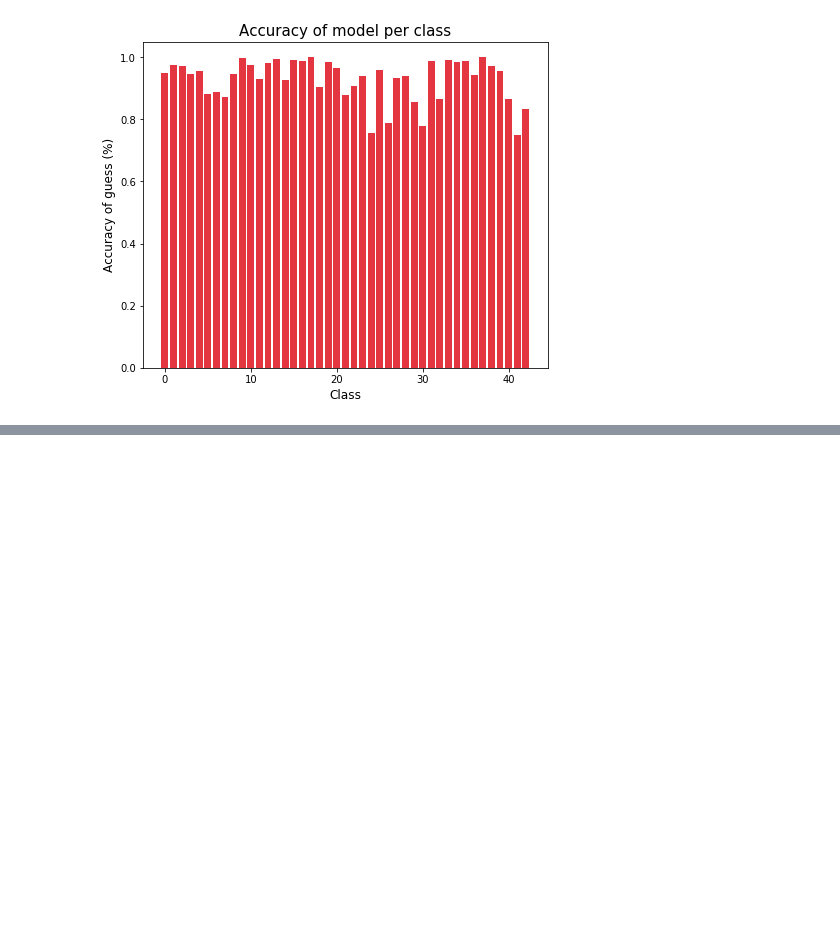
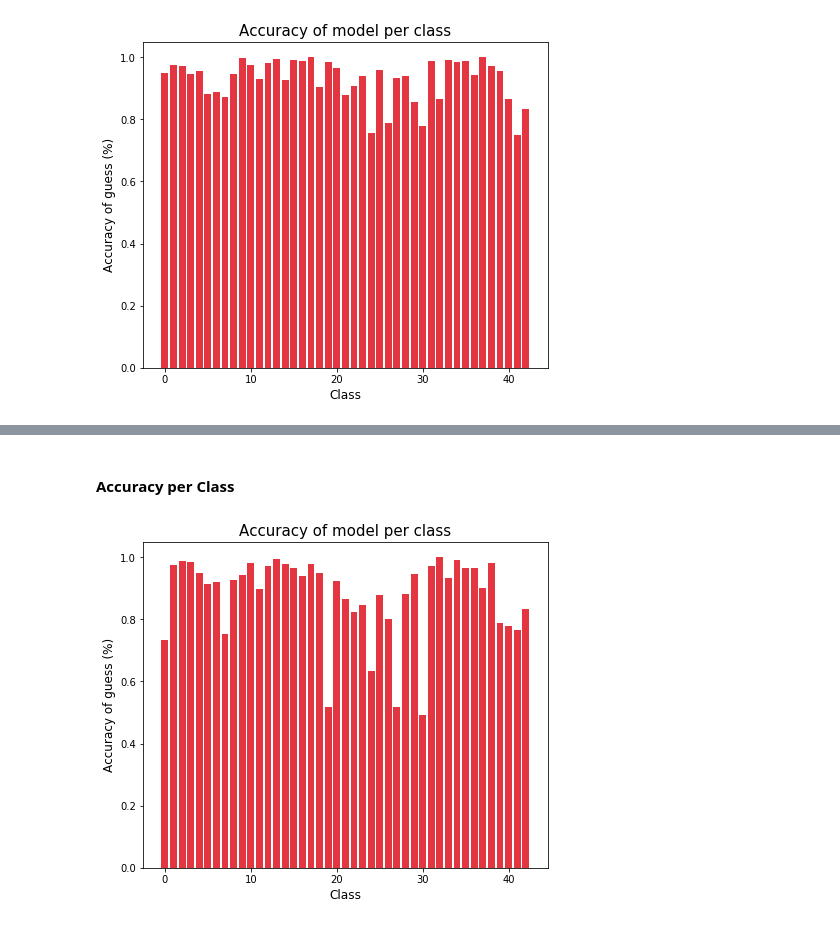
Before and after one commit to HerouFenix/taa-traffic-sign-identification, a Jupyter notebook: Project1.ipynb, the cells around one changed output, grey strips where cells are left out. Cells and saved outputs as stored; diff of their text form; code cells hidden in the pictures; blank space fills up the shorter version.

```diff
--- a/Project1.ipynb
+++ b/Project1.ipynb
@@ -1425,0 +1498,6 @@ plot_acc_per_class(conf_mat_rel)
+# %% [markdown]
+#### Accuracy per Class
+# %%
+plot_acc_per_class(conf_mat_rel)
+# %% [output]
+[figure, added]
```
Also changed, not shown: parts of 15 cells of this notebook.
